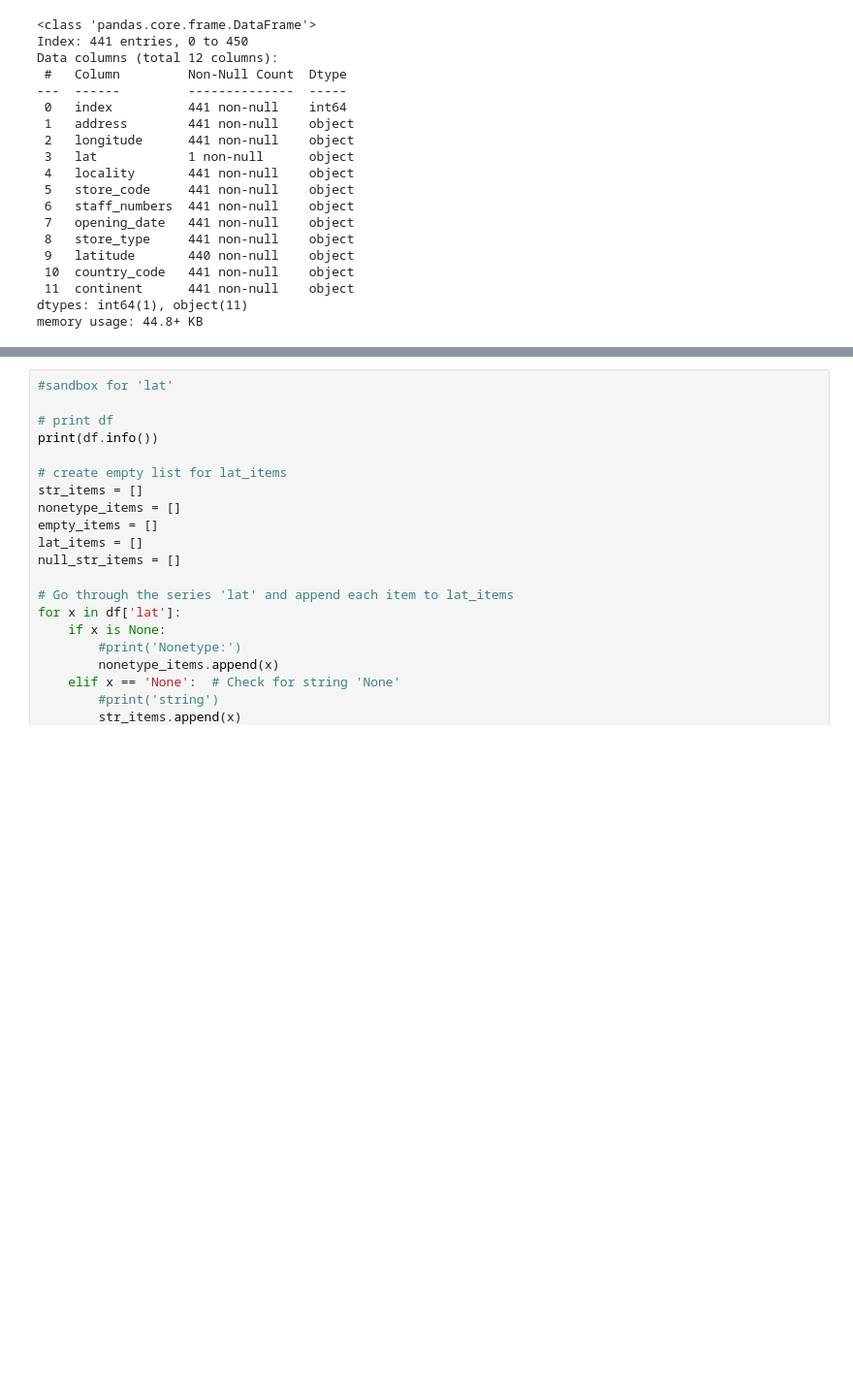
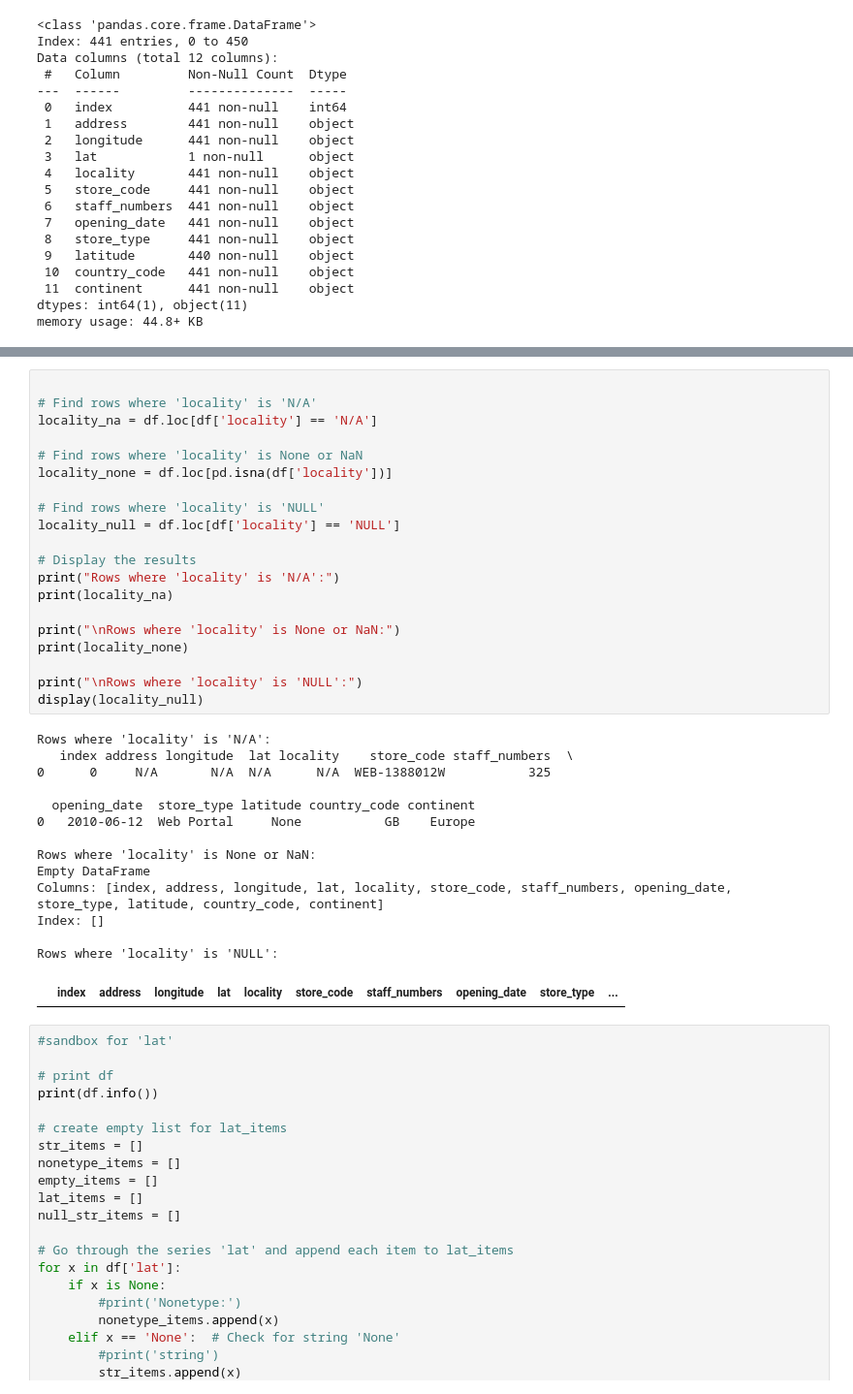
Before and after one commit to kieronk/multinational-retail-data-centralisation893, a Jupyter notebook: store_details_investigation.ipynb, the cells around one changed output, grey strips where cells are left out. Shown at 97% size. Drawn from its saved outputs; the diff is of its cells as text; blank space fills up the shorter version.

```diff
--- a/store_details_investigation.ipynb
+++ b/store_details_investigation.ipynb
@@ -127,3 +353,38 @@ Number of rows store data after cleaning: 441
+# %%
+
+# Find rows where 'locality' is 'N/A'
+locality_na = df.loc[df['locality'] == 'N/A']
+
+# Find rows where 'locality' is None or NaN
+locality_none = df.loc[pd.isna(df['locality'])]
+
+# Find rows where 'locality' is 'NULL'
+locality_null = df.loc[df['locality'] == 'NULL']
+
+# Display the results
+print("Rows where 'locality' is 'N/A':")
+print(locality_na)
+
+print("\nRows where 'locality' is None or NaN:")
+print(locality_none)
+
+print("\nRows where 'locality' is 'NULL':")
+display(locality_null)
+# %% [output]
+Rows where 'locality' is 'N/A':
+   index address longitude  lat locality    store_code staff_numbers  \
+0      0     N/A       N/A  N/A      N/A  WEB-1388012W           325
+
+  opening_date  store_type latitude country_code continent
+0   2010-06-12  Web Portal     None           GB    Europe
+
+Rows where 'locality' is None or NaN:
+Empty DataFrame
+Columns: [index, address, longitude, lat, locality, store_code, staff_numbers, opening_date, store_type, latitude, country_code, continent]
+Index: []
+
+Rows where 'locality' is 'NULL':
+|  | index | address | longitude | lat | locality | store_code | staff_numbers | opening_date | store_type | ... |
 # %%
 #sandbox for 'lat'
 
```
Also changed, not shown: parts of 11 cells of this notebook, 8 other files.
